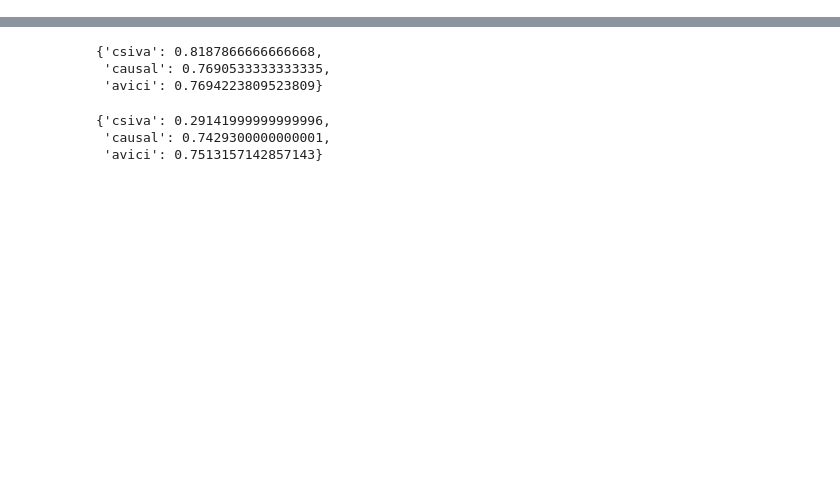
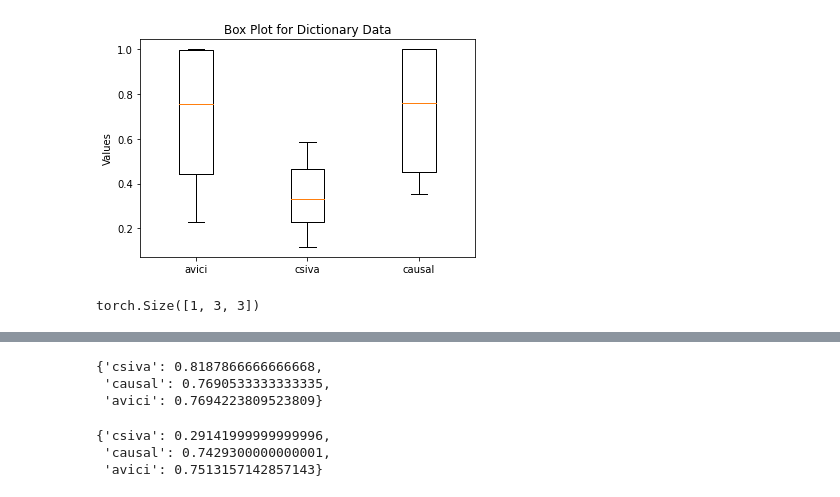
Before and after one commit to Anish144/CausalStructureNeuralProcess, a Jupyter notebook: ml2_meta_causal_discovery/notebooks/plot_linear_result.ipynb, the cells around one changed output, grey strips where cells are left out. Cells and saved outputs as stored; diff of their text form; code cells hidden in the pictures; blank space fills up the shorter version.

```diff
--- a/ml2_meta_causal_discovery/notebooks/plot_linear_result.ipynb
+++ b/ml2_meta_causal_discovery/notebooks/plot_linear_result.ipynb
@@ -179,0 +187,2 @@ torch.Size([100, 1, 3, 3])
+# %%
+all_f1_dict = {model: [score for score in scores if score != 0] for model, scores in all_f1_dict.items()}
@@ -180,3 +215,11 @@ torch.Size([100, 1, 3, 3])
+# %%
+plot_boxplot(all_f1_dict)
+# %% [output]
+[figure, added]
+# %%
+label.shape
+# %% [output]
+torch.Size([1, 3, 3])
 # %%
 all_f1_dict
 # %% [output]
```
Also changed, not shown: parts of 11 cells of this notebook, 22 other files.
